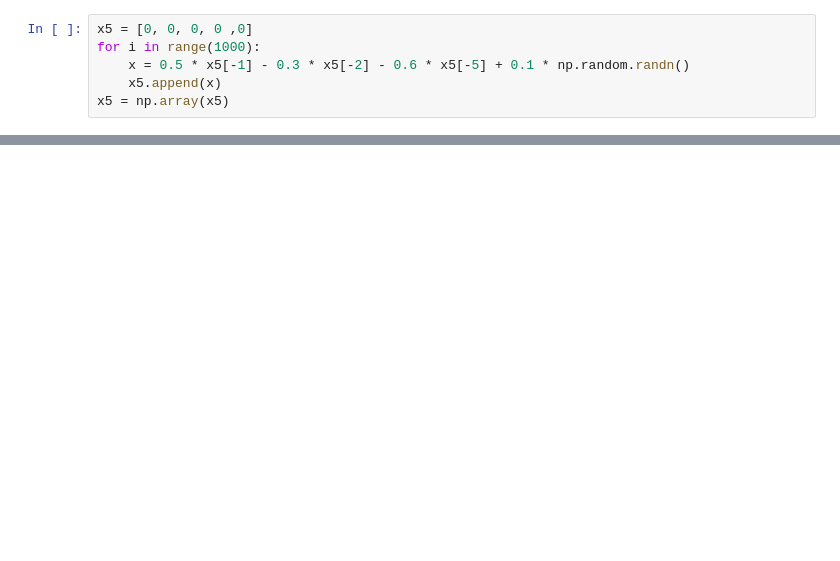
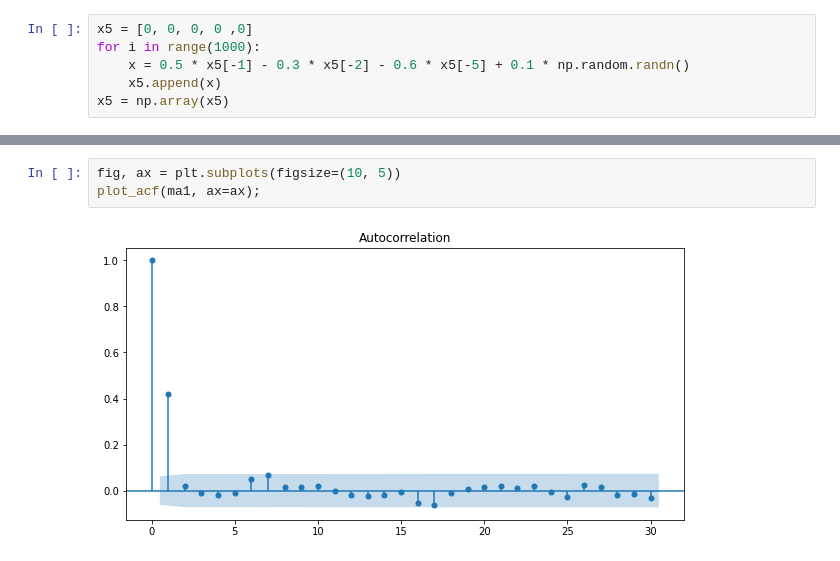
Before and after one commit to tohidabedini/deep-learning-courses, a Jupyter notebook: 04-Udemy - Financial/03-Time Series Analysis/3.23-PACF and ACF.ipynb, the cells around one changed output, grey strips where cells are left out. Drawn from its saved outputs; the diff is of its cells as text; blank space fills up the shorter version.

```diff
--- a/04-Udemy - Financial/03-Time Series Analysis/3.23-PACF and ACF.ipynb
+++ b/04-Udemy - Financial/03-Time Series Analysis/3.23-PACF and ACF.ipynb
@@ -97,0 +117,5 @@ plot_pacf(x5, ax=ax);
+# %%
+fig, ax = plt.subplots(figsize=(10, 5))
+plot_acf(ma1, ax=ax);
+# %% [output]
+[figure, added]
```
Also changed, not shown: parts of 22 cells of this notebook.
